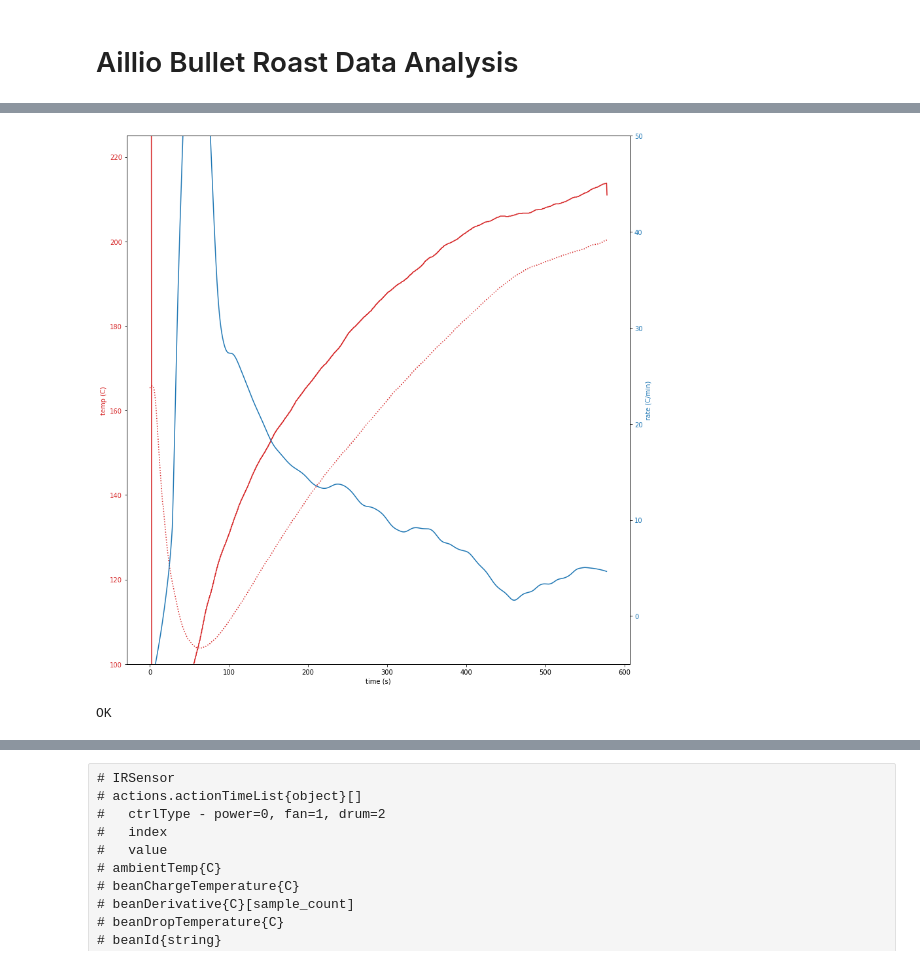
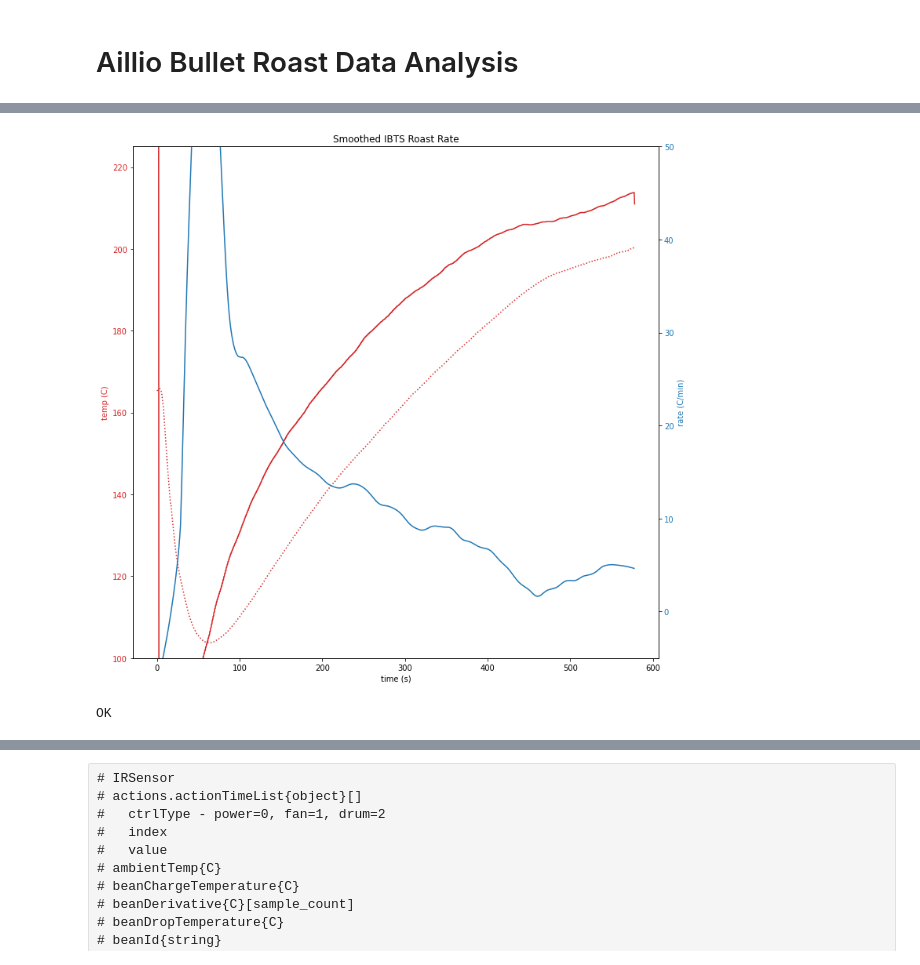
Before and after one commit to jglogan/roastime-data, a Jupyter notebook: roast-analysis.ipynb, the cells around one changed output, grey strips where cells are left out. Saved outputs shown, nothing was run; the diff lists cells and outputs as text; code cells hidden in the pictures.

```diff
--- a/roast-analysis.ipynb
+++ b/roast-analysis.ipynb
@@ -82,7 +82,8 @@ def load_roasts(roast_dirname):
     all_roasts_samples = pd.concat(roasts_samples, ignore_index=True)
     return all_roasts, all_roasts_samples
 
-roasts, roasts_samples = load_roasts('./roasts')
+roast_path = os.path.join(os.path.expanduser("~"), "Library/Application Support/roast-time/roasts")
+roasts, roasts_samples = load_roasts(roast_path)
 roast_filters = [
     roasts['ambient'].notna(),
     roasts['humidity'].notna(),
@@ -99,11 +100,11 @@ for roast_filter in roast_filters:
     roasts_filter &= roast_filter
 roasts = roasts[roasts_filter].reset_index(drop=True)
 
-#with pd.option_context("display.min_rows", None, "display.max_rows", 40, "display.max_columns", 40):
-#    display(roasts)
+with pd.option_context("display.min_rows", None, "display.max_rows", 40, "display.max_columns", 40):
+    display(roasts)
 
 feature_columns = ['ambient', 'humidity', 'weightGreen', 'drumChargeTemperature', 'beanChargeTemperature']
 roasts_samples = pd.merge(roasts, roasts_samples, how='left', on='uid')
-with pd.option_context('display.max_rows', 100, 'display.max_columns', 40):
-    display(roasts_samples)
+#with pd.option_context('display.max_rows', 100, 'display.max_columns', 40):
+#    display(roasts_samples)
 # %% [output]
@@ -140,24 +146,26 @@ loading ./roasts/a5766168-2616-4848-88ce-e0a925607fd2
 # %%
 roast_samples = roasts_samples[roasts_samples['uid'] == '3d09fa65-4f3a-4a5a-a55a-9fc6d5cbda3f']
 fig, ax_temp = plt.subplots(figsize=(12, 12))
+
+ax_temp.set_title('Smoothed IBTS Roast Rate')
+
 color_temp = 'tab:red'
 ax_temp.set_xlabel('time (s)')
 ax_temp.set_ylabel('temp (C)', color=color_temp)
 ax_temp.set_ylim((100, 225))
 ax_temp.plot(roast_samples['time'], roast_samples['drumTemperature'], color=color_temp)
 ax_temp.plot(roast_samples['time'], roast_samples['beanTemperature'], color=color_temp, linestyle=':')
 ax_temp.tick_params(axis='y', labelcolor=color_temp)
 
 ax_rate = ax_temp.twinx()
 color_rate = 'tab:blue'
 ax_rate.set_ylabel('rate (C/min)', color=color_rate)
 ax_rate.set_ylim((-5, 50))
 ax_rate.plot(roast_samples['time'], roast_samples['smoothDrumDerivative'], color=color_rate)
 ax_rate.tick_params(axis='y', labelcolor=color_rate)
 
-fig.tight_layout()  # otherwise the right y-label is slightly clipped
 plt.show()
 print('OK')
 # %% [output]
-[figure, old version]
+[figure, new version]
 OK
```
Also changed, not shown: parts of 4 cells of this notebook.
